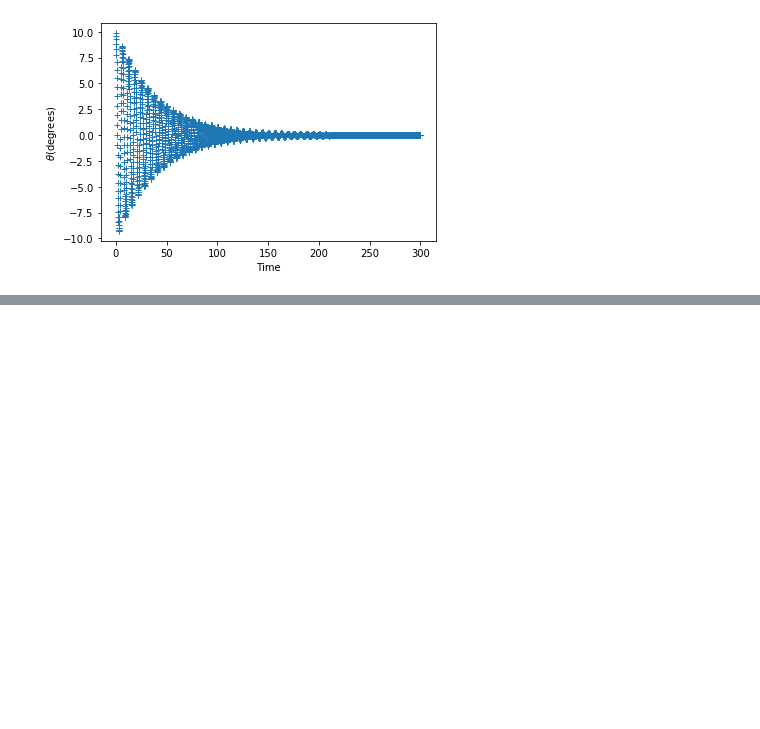
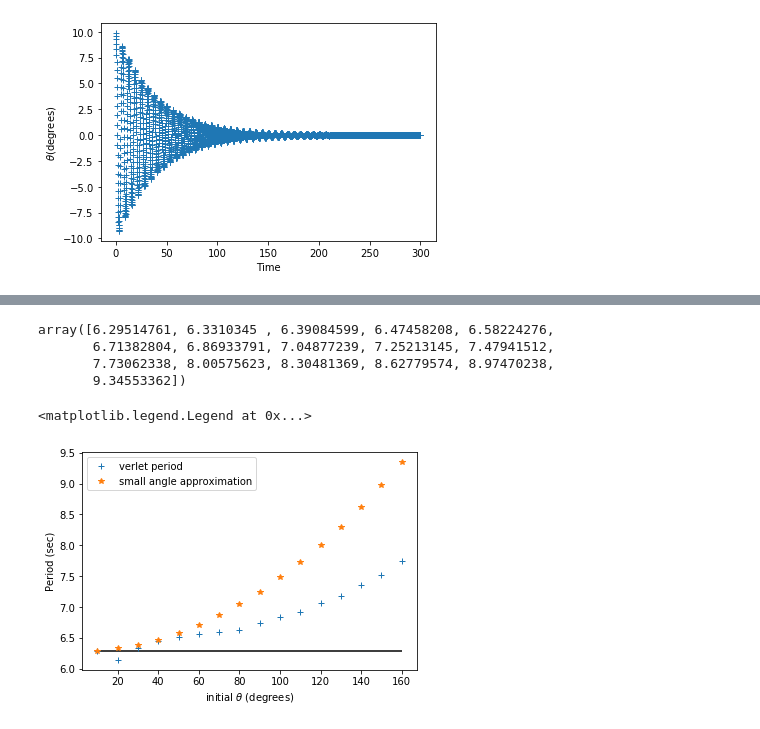
Before and after one commit to mattwilliams06/NumericalMethodsForPhysics, a Jupyter notebook: Ch2.ipynb, the cells around one changed output, grey strips where cells are left out. Cells and saved outputs as stored; diff of their text form; code cells hidden in the pictures; blank space fills up the shorter version.

```diff
--- a/Ch2.ipynb
+++ b/Ch2.ipynb
@@ -1125,0 +1231,19 @@ Average period = 6.28 +/- 0.01
+# %%
+small_angle_period = 2 * np.pi * (1 + theta**2/16)
+# %%
+small_angle_period
+# %% [output]
+array([6.29514761, 6.3310345 , 6.39084599, 6.47458208, 6.58224276,
+       6.71382804, 6.86933791, 7.04877239, 7.25213145, 7.47941512,
+       7.73062338, 8.00575623, 8.30481369, 8.62779574, 8.97470238,
+       9.34553362])
+# %%
+plt.plot(theta*180/np.pi, verlet_period, '+', label='verlet period')
+plt.plot(theta*180/np.pi, small_angle_period, '*', label='small angle approximation')
+plt.hlines(2*np.pi, theta[0]*180/np.pi, theta[-1]*180/np.pi)
+plt.xlabel(r'initial $\theta$ (degrees)')
+plt.ylabel('Period (sec)')
+plt.legend()
+# %% [output]
+<matplotlib.legend.Legend at 0x...>
+[figure, added]
```
Also changed, not shown: parts of 12 cells of this notebook.
